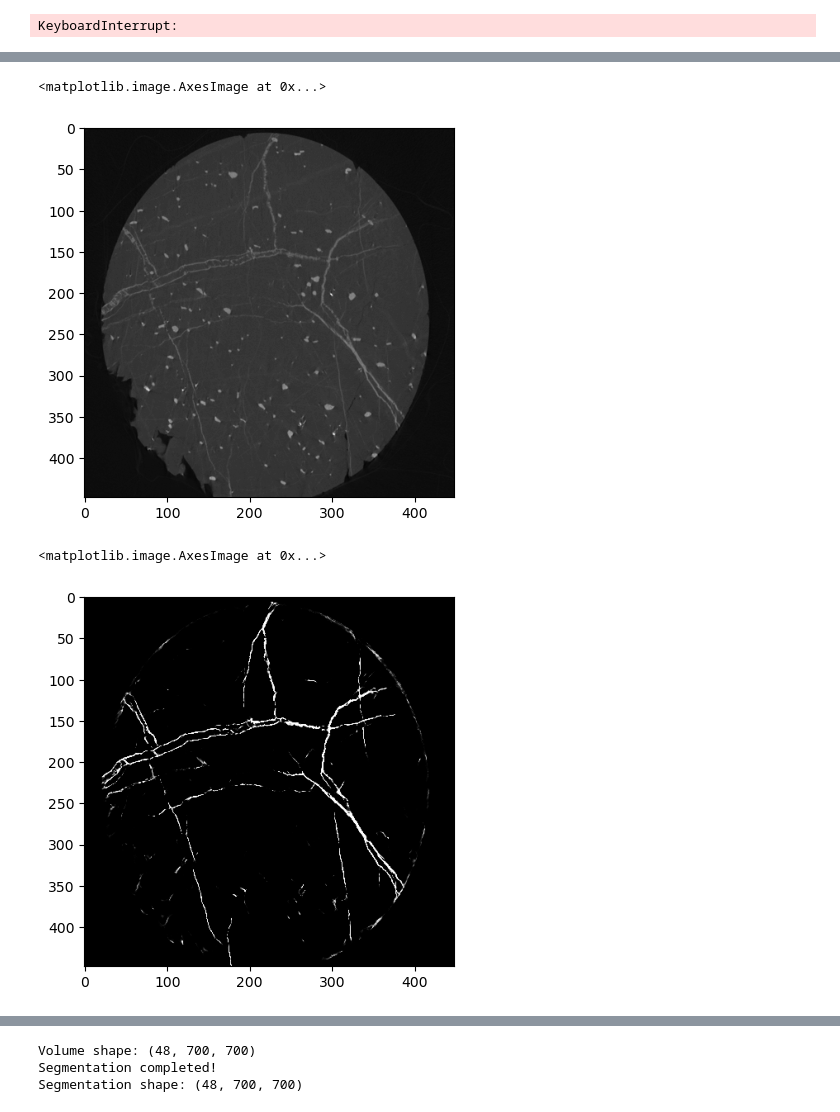
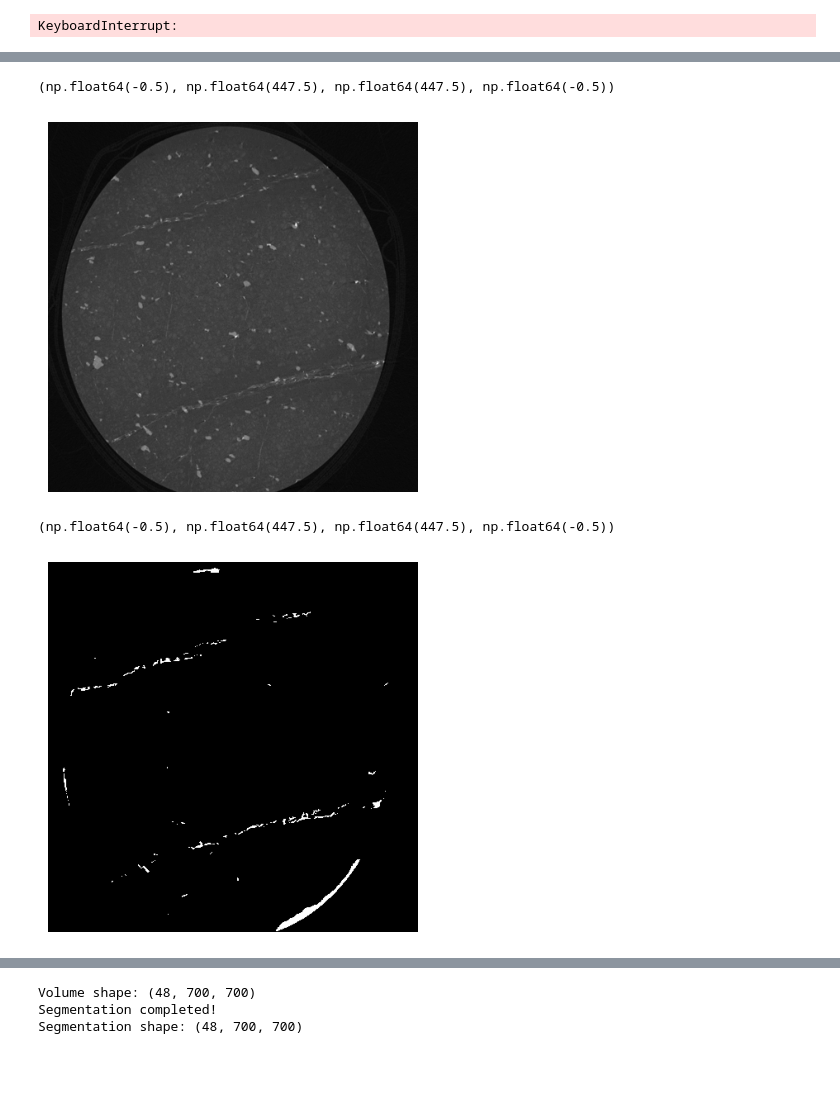
Before and after one commit to Ramyarzarza/Rock_CT_image, a Jupyter notebook: Synthetic image/synthetic image model.ipynb, the cells around one changed output, grey strips where cells are left out. Saved outputs shown, nothing was run; the diff lists cells and outputs as text; code cells hidden in the pictures; blank space fills up the shorter version.

```diff
--- a/Synthetic image/synthetic image model.ipynb
+++ b/Synthetic image/synthetic image model.ipynb
@@ -325,12 +353,18 @@ visualize_predictions()
 # %%
-image = Image.open('./resized_image_5.png').convert("L")
+image = Image.open('./../../../Rock_CT_images/1A-135k-Data_cropp/21.png').convert("L")
 image = image.resize((448, 448))
 plt.imshow(image, cmap='gray')
+plt.axis(False)
+# output_path = "./../../../Rock_CT_images/1A-135k-Data_cropp/masks/11.png"
+# plt.savefig(output_path, bbox_inches='tight', pad_inches=0)
 # %% [output]
-<matplotlib.image.AxesImage at 0x...>
+(np.float64(-0.5), np.float64(447.5), np.float64(447.5), np.float64(-0.5))
-[figure, old version]
+[figure, new version]
 # %%
-plt.imshow(model(torch.Tensor(np.array(image)/255.0).unsqueeze(0).unsqueeze(0).to(DEVICE)).detach().cpu().squeeze(), cmap='gray')
+plt.imshow(model(torch.Tensor(np.array(image)/255.0).unsqueeze(0).unsqueeze(0).to(DEVICE)).detach().cpu().squeeze()>0.2, cmap='gray')
+plt.axis(False)
+# output_path = "./../../../Rock_CT_images/1A-135k-Data_cropp/masks/40.png"
+# plt.savefig(output_path, bbox_inches='tight', pad_inches=0)
 # %% [output]
-<matplotlib.image.AxesImage at 0x...>
+(np.float64(-0.5), np.float64(447.5), np.float64(447.5), np.float64(-0.5))
-[figure, old version]
+[figure, new version]
```
Also changed, not shown: parts of 8 cells of this notebook, 3 other files.
